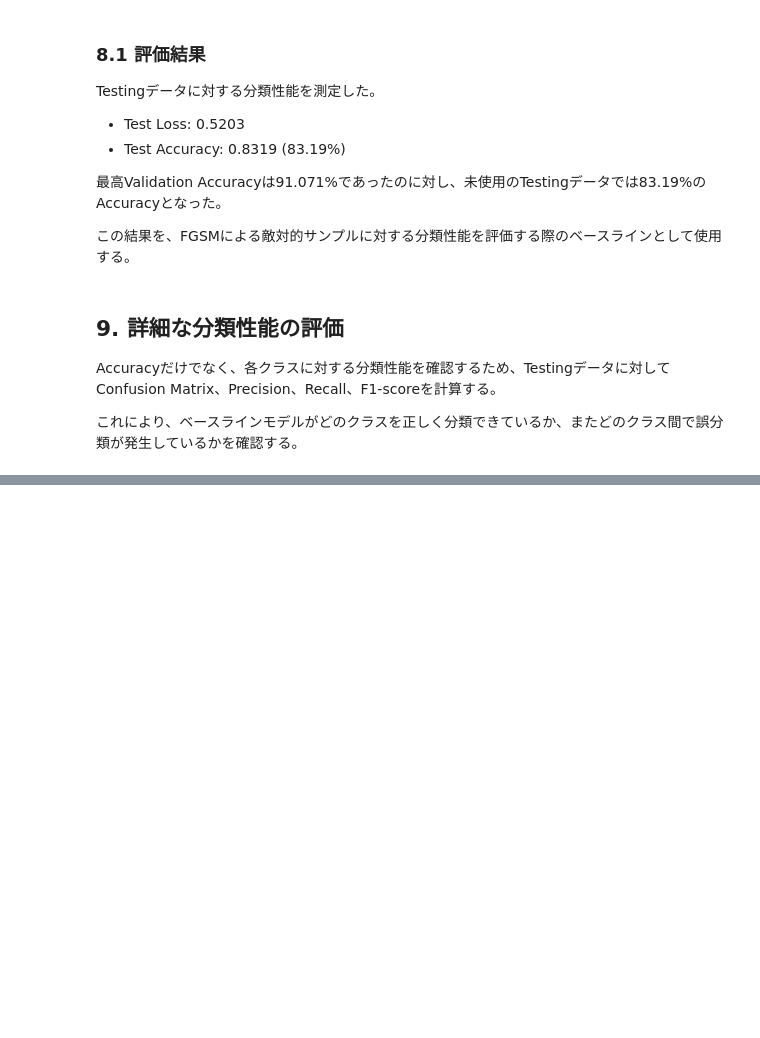
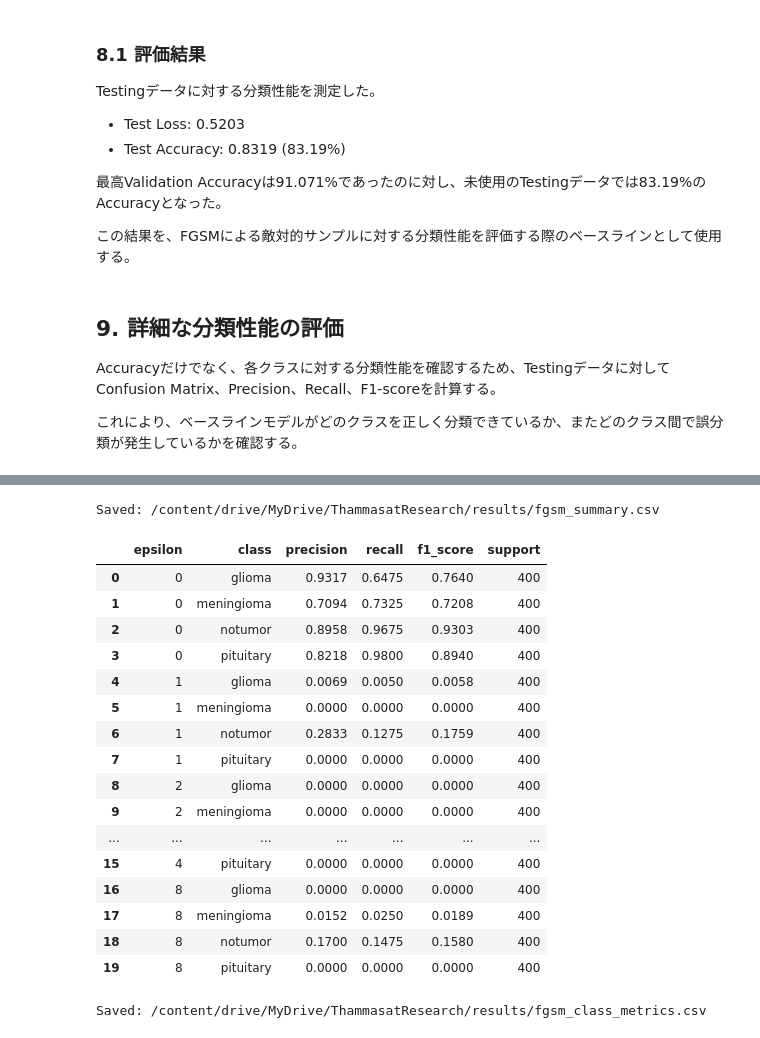
Before and after one commit to ota0425/brain-tumor-adversarial-experiment, a Jupyter notebook: brain_tumor_adversarial_examples.ipynb, the cells around one changed output, grey strips where cells are left out. Cells and saved outputs as stored; diff of their text form; code cells hidden in the pictures; blank space fills up the shorter version.

```diff
--- a/brain_tumor_adversarial_examples.ipynb
+++ b/brain_tumor_adversarial_examples.ipynb
@@ -416,0 +647,71 @@ AttributeError: '_PrefetchDataset' object has no attribute 'class_names'
+# %%
+from pathlib import Path
+
+results_directory = Path(
+    "/content/drive/MyDrive/ThammasatResearch/results"
+)
+results_directory.mkdir(parents=True, exist_ok=True)
+
+summary_path = results_directory / "fgsm_summary.csv"
+results_df.to_csv(summary_path, index=False)
+
+print("Saved:", summary_path)
+# %% [output]
+Saved: /content/drive/MyDrive/ThammasatResearch/results/fgsm_summary.csv
+# %%
+class_metric_rows = []
+
+for epsilon in epsilon_values:
+    report = classification_report(
+        all_true_labels,
+        adversarial_predictions[epsilon],
+        target_names=class_names,
+        output_dict=True,
+        zero_division=0
+    )
+
+    for class_name in class_names:
+        class_metric_rows.append({
+            "epsilon": epsilon,
+            "class": class_name,
+            "precision": report[class_name]["precision"],
+            "recall": report[class_name]["recall"],
+            "f1_score": report[class_name]["f1-score"],
+            "support": int(report[class_name]["support"])
+        })
+
+class_metrics_df = pd.DataFrame(class_metric_rows)
+
+display(
+    class_metrics_df.style.format({
+        "precision": "{:.4f}",
+        "recall": "{:.4f}",
+        "f1_score": "{:.4f}"
+    })
+)
+
+class_metrics_path = (
+    results_directory / "fgsm_class_metrics.csv"
+)
+class_metrics_df.to_csv(class_metrics_path, index=False)
+
+print("Saved:", class_metrics_path)
+# %% [output]
+|  | epsilon | class | precision | recall | f1_score | support |
+| 0 | 0 | glioma | 0.9317 | 0.6475 | 0.7640 | 400 |
+| 1 | 0 | meningioma | 0.7094 | 0.7325 | 0.7208 | 400 |
+| 2 | 0 | notumor | 0.8958 | 0.9675 | 0.9303 | 400 |
+| 3 | 0 | pituitary | 0.8218 | 0.9800 | 0.8940 | 400 |
+| 4 | 1 | glioma | 0.0069 | 0.0050 | 0.0058 | 400 |
+| 5 | 1 | meningioma | 0.0000 | 0.0000 | 0.0000 | 400 |
+| 6 | 1 | notumor | 0.2833 | 0.1275 | 0.1759 | 400 |
+| 7 | 1 | pituitary | 0.0000 | 0.0000 | 0.0000 | 400 |
+| 8 | 2 | glioma | 0.0000 | 0.0000 | 0.0000 | 400 |
+| 9 | 2 | meningioma | 0.0000 | 0.0000 | 0.0000 | 400 |
+| ... | ... | ... | ... | ... | ... | ... |
+| 15 | 4 | pituitary | 0.0000 | 0.0000 | 0.0000 | 400 |
+| 16 | 8 | glioma | 0.0000 | 0.0000 | 0.0000 | 400 |
+| 17 | 8 | meningioma | 0.0152 | 0.0250 | 0.0189 | 400 |
+| 18 | 8 | notumor | 0.1700 | 0.1475 | 0.1580 | 400 |
+| 19 | 8 | pituitary | 0.0000 | 0.0000 | 0.0000 | 400 |
+Saved: /content/drive/MyDrive/ThammasatResearch/results/fgsm_class_metrics.csv
```
Also changed, not shown: parts of 14 cells of this notebook.
